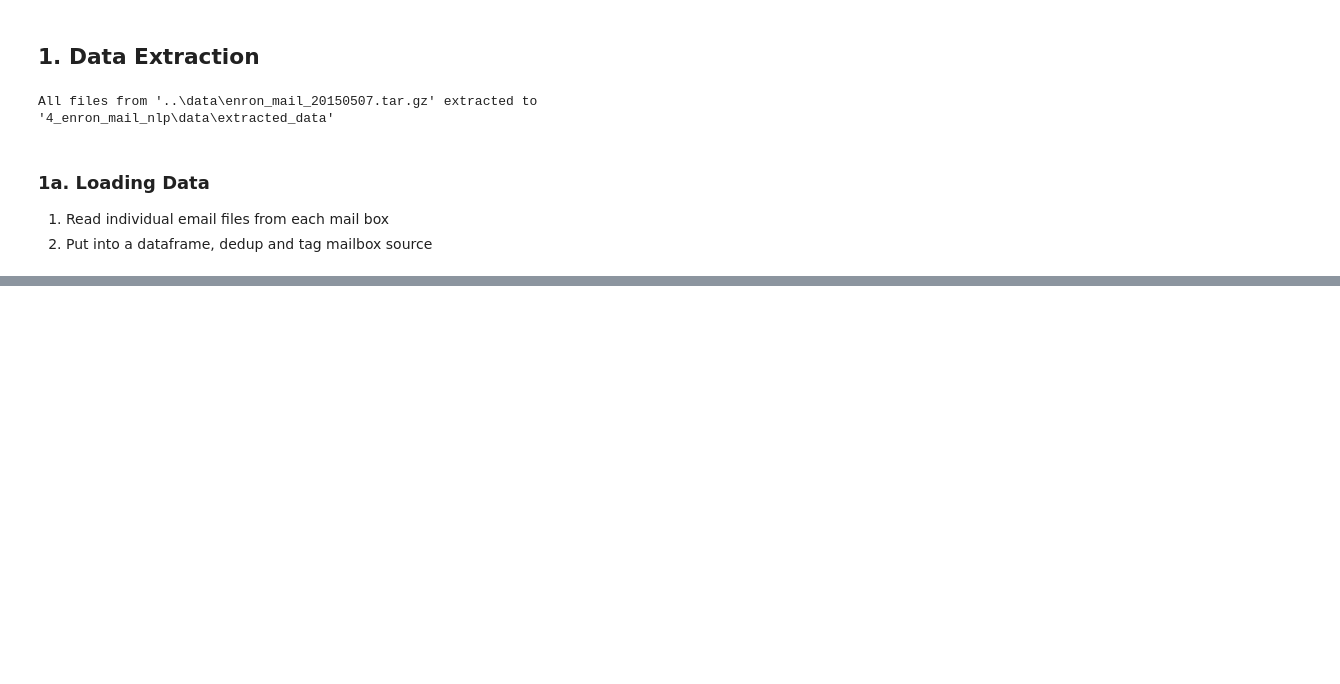
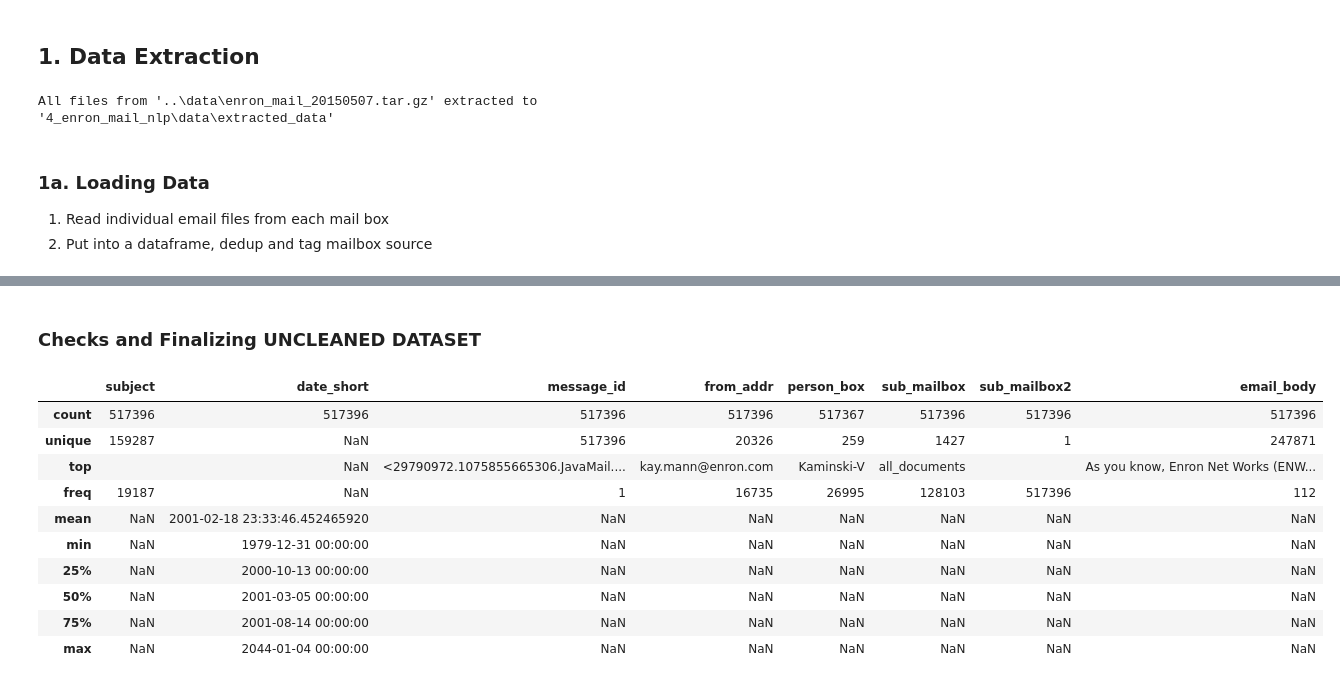
Before and after one commit to emmande/team_project_ind5003, a Jupyter notebook: 4_enron_mail_nlp/notebooks_scripts/EDA_email_enron.ipynb, the cells around one changed output, grey strips where cells are left out. Cells and saved outputs as stored; diff of their text form; code cells hidden in the pictures; blank space fills up the shorter version.

```diff
--- a/4_enron_mail_nlp/notebooks_scripts/EDA_email_enron.ipynb
+++ b/4_enron_mail_nlp/notebooks_scripts/EDA_email_enron.ipynb
@@ -367,0 +164,19 @@ plt.show()
+# %% [markdown]
+### Checks and Finalizing UNCLEANED DATASET
+# %%
+# df_deleted = df_deleted.drop_duplicates(subset=['message_id'], keep='first')
+df_all['date_short']  = pd.to_datetime(df_all['date_short'])
+df_all = df_all.drop(columns=['date'])
+df_all.describe(include='all')
+# %% [output]
+|  | subject | date_short | message_id | from_addr | person_box | sub_mailbox | sub_mailbox2 | email_body |
+| count | 517396 | 517396 | 517396 | 517396 | 517367 | 517396 | 517396 | 517396 |
+| unique | 159287 | NaN | 517396 | 20326 | 259 | 1427 | 1 | 247871 |
+| top |  | NaN | <29790972.1075855665306.JavaMail.... | kay.mann@enron.com | Kaminski-V | all_documents |  | As you know, Enron Net Works (ENW... |
+| freq | 19187 | NaN | 1 | 16735 | 26995 | 128103 | 517396 | 112 |
+| mean | NaN | 2001-02-18 23:33:46.452465920 | NaN | NaN | NaN | NaN | NaN | NaN |
+| min | NaN | 1979-12-31 00:00:00 | NaN | NaN | NaN | NaN | NaN | NaN |
+| 25% | NaN | 2000-10-13 00:00:00 | NaN | NaN | NaN | NaN | NaN | NaN |
+| 50% | NaN | 2001-03-05 00:00:00 | NaN | NaN | NaN | NaN | NaN | NaN |
+| 75% | NaN | 2001-08-14 00:00:00 | NaN | NaN | NaN | NaN | NaN | NaN |
+| max | NaN | 2044-01-04 00:00:00 | NaN | NaN | NaN | NaN | NaN | NaN |
```
Also changed, not shown: parts of 41 cells of this notebook.
